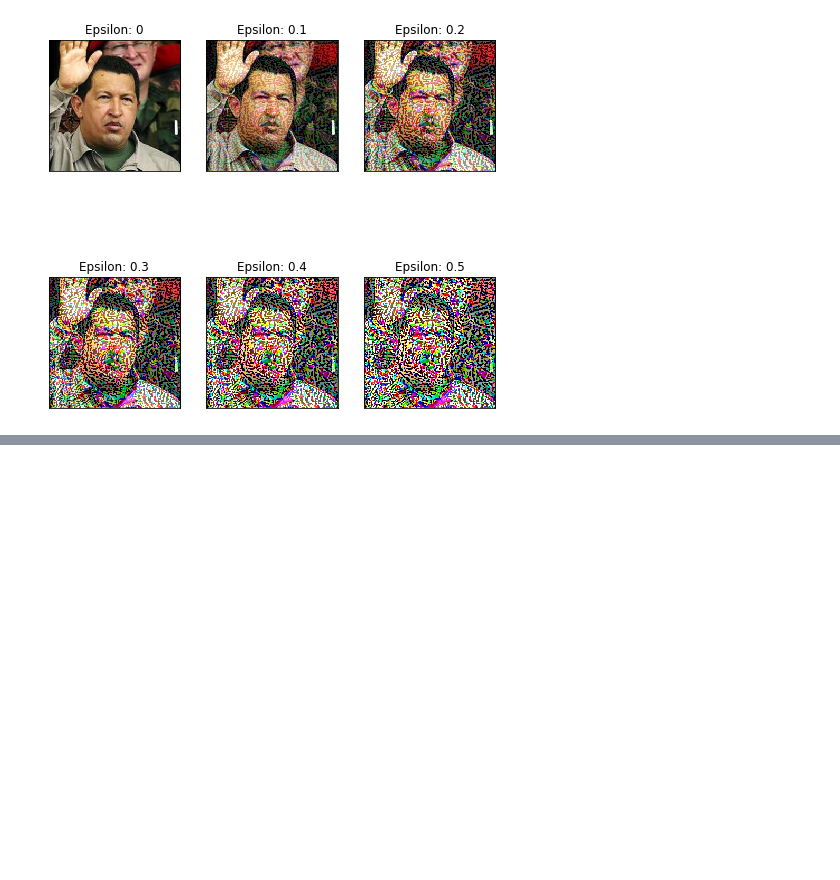
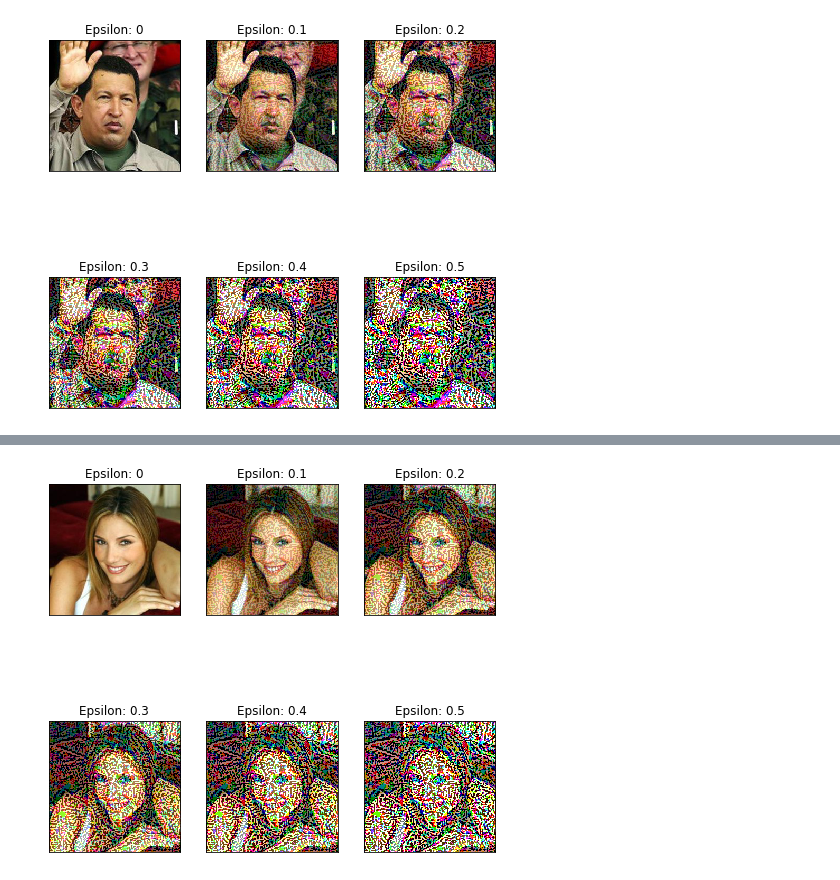
Before and after one commit to tremblerz/age-gender-estimator-keras, a Jupyter notebook: UTK/lfw_fgsm_eps.ipynb, the cells around one changed output, grey strips where cells are left out. Saved outputs shown, nothing was run; the diff lists cells and outputs as text; code cells hidden in the pictures; blank space fills up the shorter version.

```diff
--- a/UTK/lfw_fgsm_eps.ipynb
+++ b/UTK/lfw_fgsm_eps.ipynb
@@ -226,0 +245,4 @@ plot_adversarial([image, x_adv1, x_adv2, x_adv3, x_adv4, x_adv5])
+# %%
+plot_adversarial([image, x_adv1, x_adv2, x_adv3, x_adv4, x_adv5])
+# %% [output]
+[figure, added]
```
Also changed, not shown: parts of 8 cells of this notebook.
